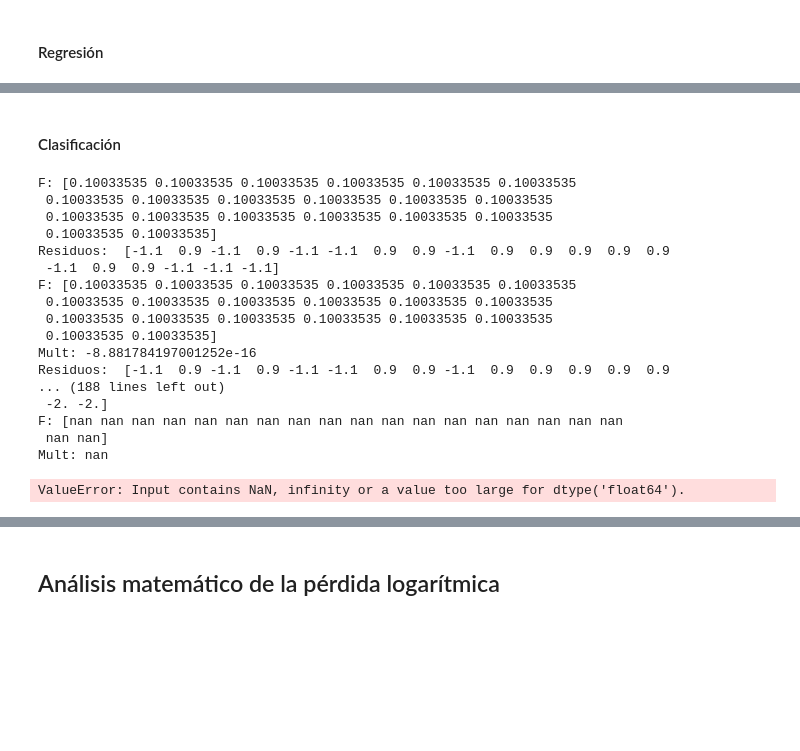
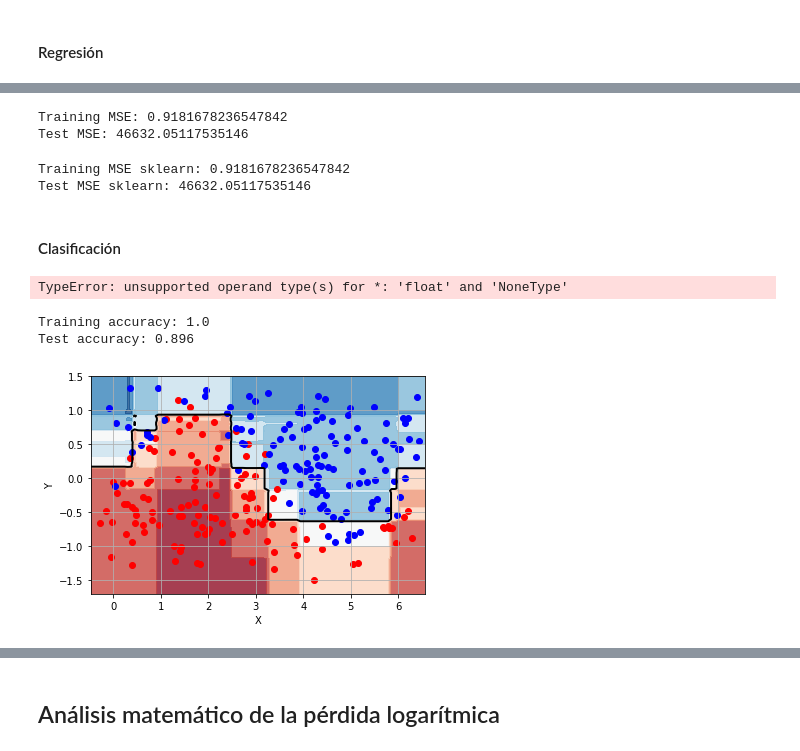
Before and after one commit to Ludvins/MCD_Practicas_MAAA, a Jupyter notebook: P2/P2_boosting.ipynb, the cells around one changed output, grey strips where cells are left out. Saved outputs shown, nothing was run; the diff lists cells and outputs as text; code cells hidden in the pictures; blank space fills up the shorter version.

Commit message:
Avanza boosting

```diff
--- a/P2/P2_boosting.ipynb
+++ b/P2/P2_boosting.ipynb
@@ -456,6 +496,2 @@ Xtest_reg, Ytest_reg, Ytest_class = createDataSet(n*10, model, ymargin, noise)
-# %%
-Xtrain_class = np.concatenate((Xtrain_reg, Ytrain_reg), axis = 1)
-Xtest_reg = y_test
-Xtest_class = np.concatenate((Xtest_reg, Ytest_reg), axis = 1)
 # %%
 plotData(Xtrain_reg, Ytrain_reg, Ytrain_class, {'c':'#FF0000'},{'c':'#0000FF'})
@@ -507,37 +504,46 @@ plt.scatter(Xtrain_reg, y)
+# %%
+gb = RegressorGB()
+gb.fit(Xtrain_reg, Ytrain_reg)
+
+print(f"Training MSE: {gb.score(Xtrain_reg, Ytrain_reg)}")
+print(f"Test MSE: {gb.score(Xtest_reg, Ytest_reg)}")
+# %% [output]
+Training MSE: 0.9181678236547842
+Test MSE: 46632.05117535146
+# %%
+from sklearn.ensemble import GradientBoostingRegressor
+gb_sk = GradientBoostingRegressor(criterion="mse", random_state=2020)
+gb_sk.fit(Xtrain_reg, Ytrain_reg)
+
+print(f"Training MSE sklearn: {SquaredErrorLoss()(Ytrain_reg, gb_sk.predict(Xtrain_reg))}")
+print(f"Test MSE sklearn: {SquaredErrorLoss()(Ytest_reg, gb_sk.predict(Xtest_reg))}")
+# %% [output]
+Training MSE sklearn: 0.9181678236547842
+Test MSE sklearn: 46632.05117535146
 # %% [markdown]
 #### Clasificación
-# %%
-gb = GBCasero(loss=LogLoss(), reg = False)
-
-ytr = np.ones_like(ytrain)
-ytr[ytrain==0] = -1
-gb.fit(Xtrain, ytr)
-
-z = gb.predict(ytr)
-#print(z)
-
-plotModel(x1,x2,ytrain,gb)
-
-#TODO: medir tiempos, comparar con otro conjunto "real"?
-# %% [output]
-F: [0.10033535 0.10033535 0.10033535 0.10033535 0.10033535 0.10033535
- 0.10033535 0.10033535 0.10033535 0.10033535 0.10033535 0.10033535
- 0.10033535 0.10033535 0.10033535 0.10033535 0.10033535 0.10033535
- 0.10033535 0.10033535]
-Residuos:  [-1.1  0.9 -1.1  0.9 -1.1 -1.1  0.9  0.9 -1.1  0.9  0.9  0.9  0.9  0.9
- -1.1  0.9  0.9 -1.1 -1.1 -1.1]
-F: [0.10033535 0.10033535 0.10033535 0.10033535 0.10033535 0.10033535
- 0.10033535 0.10033535 0.10033535 0.10033535 0.10033535 0.10033535
- 0.10033535 0.10033535 0.10033535 0.10033535 0.10033535 0.10033535
- 0.10033535 0.10033535]
-Mult: -8.881784197001252e-16
-Residuos:  [-1.1  0.9 -1.1  0.9 -1.1 -1.1  0.9  0.9 -1.1  0.9  0.9  0.9  0.9  0.9
-... (188 lines left out)
- -2. -2.]
-F: [nan nan nan nan nan nan nan nan nan nan nan nan nan nan nan nan nan nan
- nan nan]
-Mult: nan
-ValueError: Input contains NaN, infinity or a value too large for dtype('float64').
+# %%
+gbc = ClassifierGB()
+gbc.fit(Xtrain_class, Ytrain_class)
+
+print(f"Training accuracy: {gbc.score(Xtrain_class, Ytrain_class)}")
+print(f"Test accuracy: {gbc.score(Xtest_class, Ytest_class)}")
+
+plotModel(Xtest_reg, Ytest_reg, Ytest_class, gbc)
+# %% [output]
+TypeError: unsupported operand type(s) for *: 'float' and 'NoneType'
+# %%
+from sklearn.ensemble import GradientBoostingClassifier
+gbc_sk = GradientBoostingClassifier(criterion="mse", random_state=2020)
+gbc_sk.fit(Xtrain_class, Ytrain_class)
+print(f"Training accuracy: {gbc_sk.score(Xtrain_class, Ytrain_class)}")
+print(f"Test accuracy: {gbc_sk.score(Xtest_class, Ytest_class)}")
+
+plotModel(Xtest_reg, Ytest_reg, Ytest_class, gbc_sk)
+# %% [output]
+Training accuracy: 1.0
+Test accuracy: 0.896
+[figure, added]
 # %% [markdown]
 **TODO**
 
```
Also changed, not shown: parts of 21 cells of this notebook.
